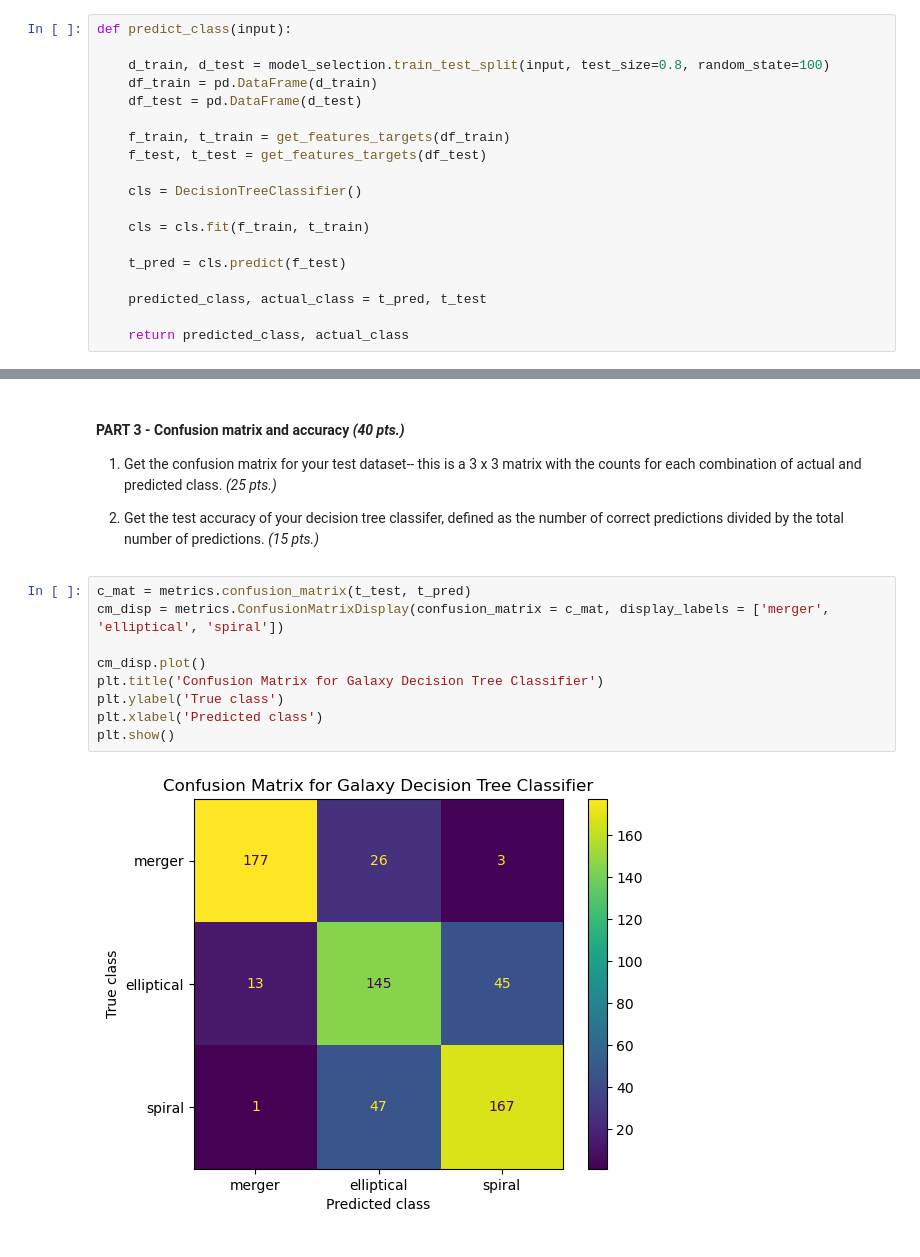
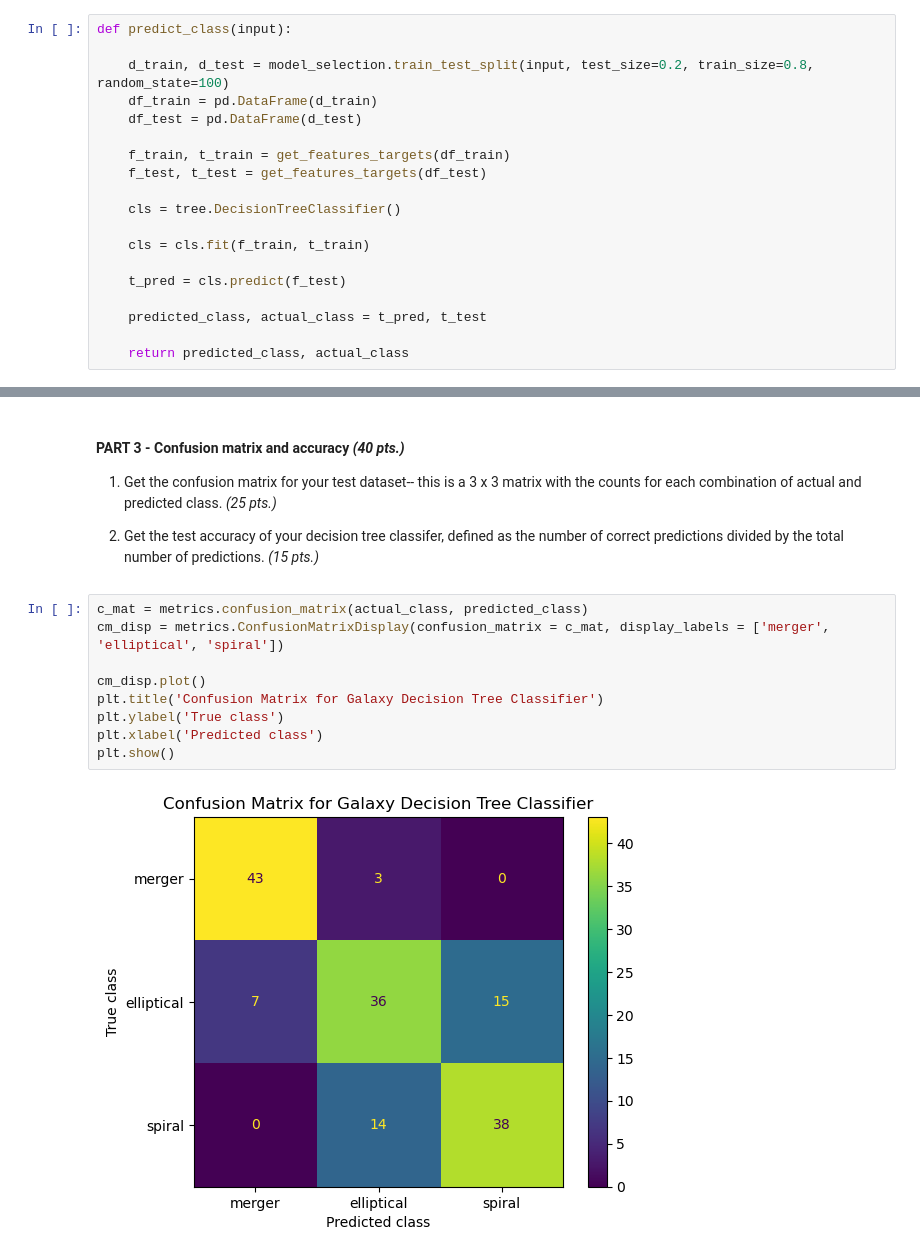
Before and after one commit to davidsaurus/AP_157_Lab, a Jupyter notebook: Daffon_AP157_lab_assignment_A2.ipynb, the cells around one changed output, grey strips where cells are left out. Drawn from its saved outputs; the diff is of its cells as text.

```diff
--- a/Daffon_AP157_lab_assignment_A2.ipynb
+++ b/Daffon_AP157_lab_assignment_A2.ipynb
@@ -182,14 +182,14 @@ data  = np.load('galaxy_catalogue.npy')
 # %%
 def predict_class(input):
 
-    d_train, d_test = model_selection.train_test_split(input, test_size=0.8, random_state=100)
+    d_train, d_test = model_selection.train_test_split(input, test_size=0.2, train_size=0.8, random_state=100)
     df_train = pd.DataFrame(d_train)
     df_test = pd.DataFrame(d_test)
 
     f_train, t_train = get_features_targets(df_train)
     f_test, t_test = get_features_targets(df_test)
 
-    cls = DecisionTreeClassifier()
+    cls = tree.DecisionTreeClassifier()
 
     cls = cls.fit(f_train, t_train)
 
@@ -207,14 +207,14 @@ predicted_class, actual_class = predict_class(data)
 
 2. Get the test accuracy of your decision tree classifer, defined as the number of correct predictions divided by the total number of predictions. *(15 pts.)*
 # %%
-c_mat = metrics.confusion_matrix(t_test, t_pred)
+c_mat = metrics.confusion_matrix(actual_class, predicted_class)
 cm_disp = metrics.ConfusionMatrixDisplay(confusion_matrix = c_mat, display_labels = ['merger', 'elliptical', 'spiral'])
 
 cm_disp.plot()
 plt.title('Confusion Matrix for Galaxy Decision Tree Classifier')
 plt.ylabel('True class')
 plt.xlabel('Predicted class')
 plt.show()
 # %% [output]
-[figure, old version]
+[figure, new version]
 # %%
```
Also changed, not shown: parts of 1 cell of this notebook, 1 other file.
